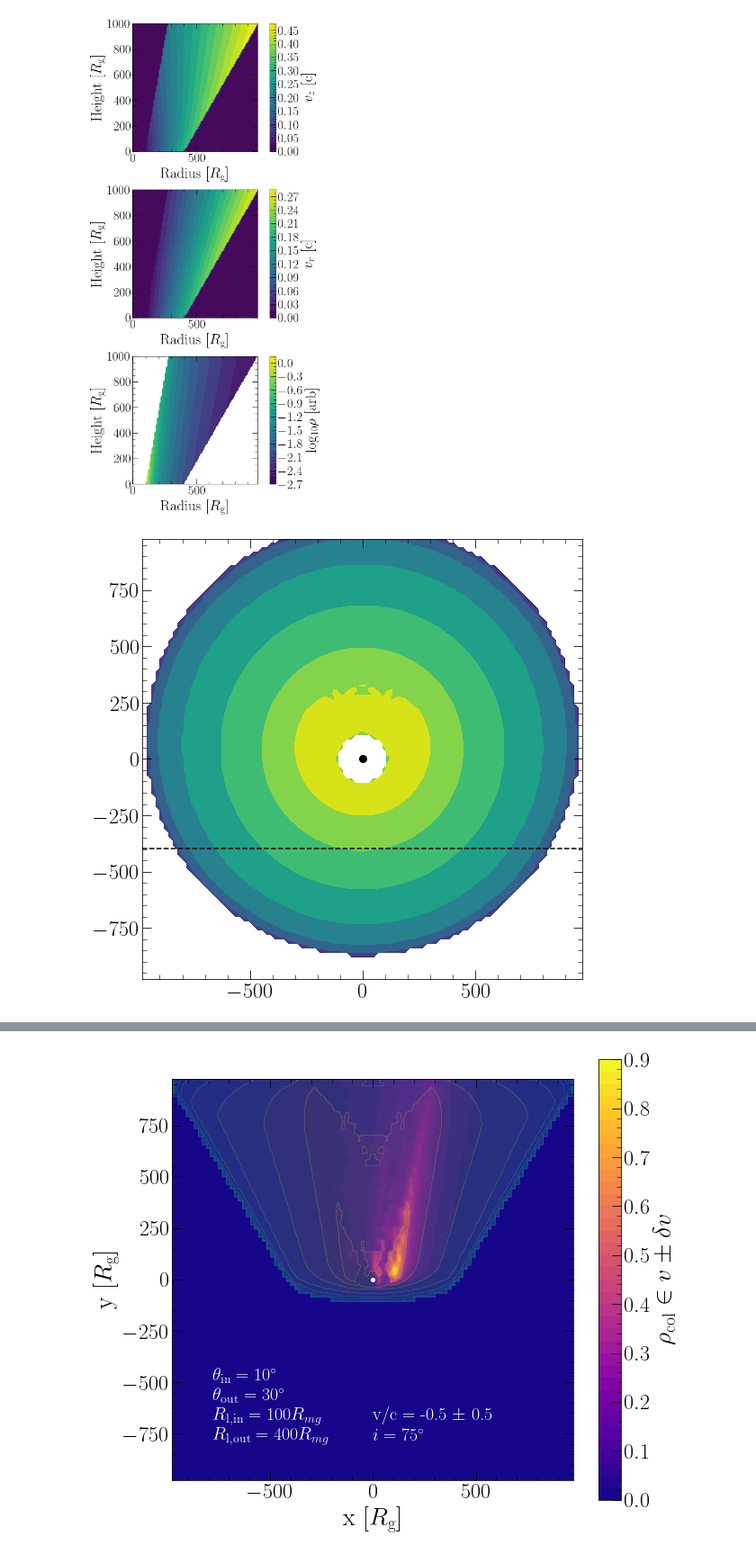
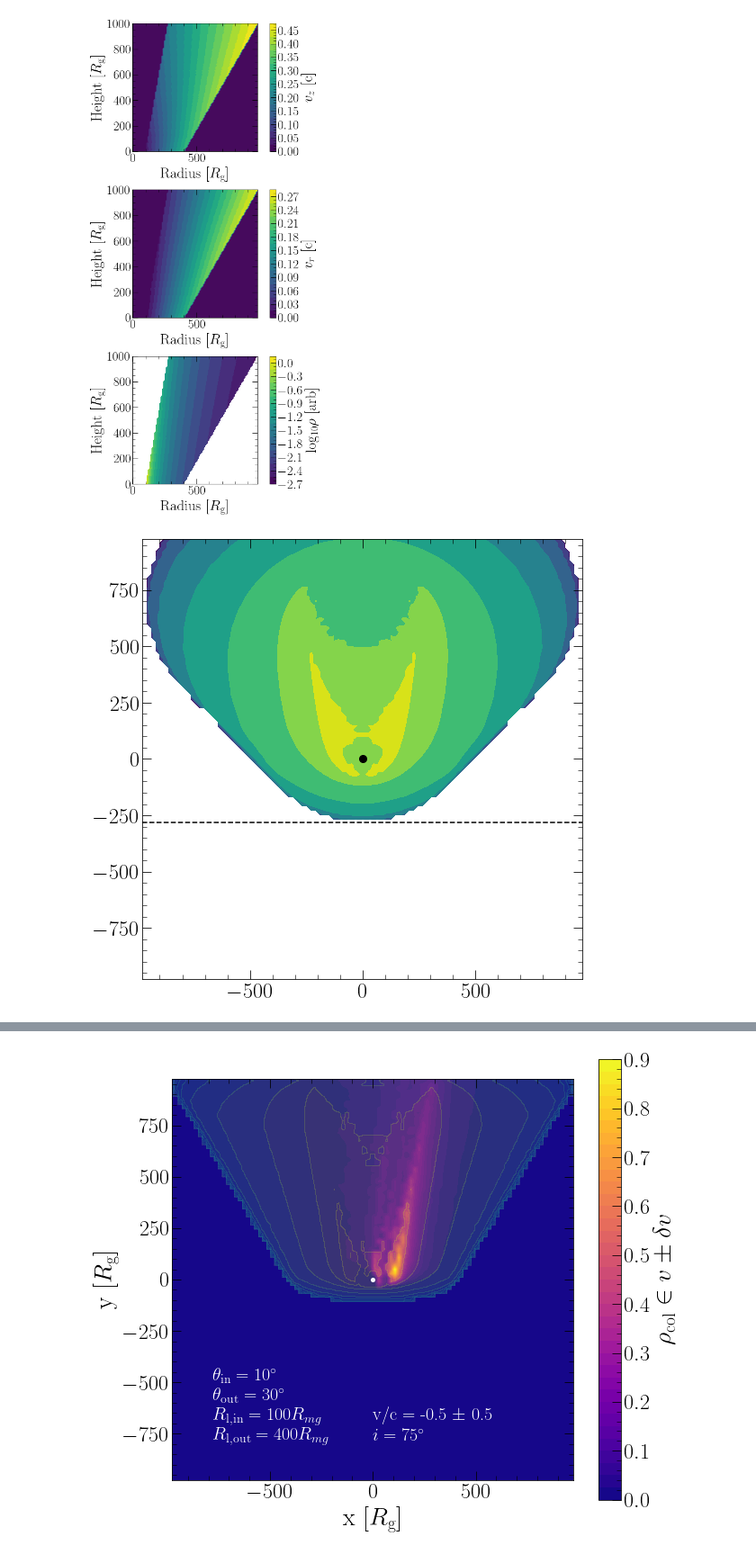
Before and after one commit to Henry-Best-01/Amoeba, a Jupyter notebook: TestingBLR.ipynb, the cells around one changed output, grey strips where cells are left out. Shown at 90% size. Cells and saved outputs as stored; diff of their text form; code cells hidden in the pictures.

```diff
--- a/TestingBLR.ipynb
+++ b/TestingBLR.ipynb
@@ -57,23 +57,23 @@ plt.show()
 # %% [output]
 [figure]
 # %%
-inc_ang = 5
+inc_ang = 45
 projection = testingBLR.Project_BLR_density(inc_ang)
 inc_ang *= np.pi/180
 x_vals = np.linspace(-testingBLR.max_r, testingBLR.max_r, np.size(projection, 0))
 y_vals = np.linspace(-testingBLR.max_r, testingBLR.max_r, np.size(projection, 1))
 
 baseline = (sl_2_rlaunch)*np.cos(inc_ang)
 
 fig, ax = plt.subplots(figsize=(10,9))
 ax.plot([0], [0], 'k.', markersize=16)
 ax.plot([-testingBLR.max_r,testingBLR.max_r], [-baseline,-baseline], 'k--', markersize=1)
     # Once inc_ang > SL2_theta, BLR should be above this line!
 ax.contourf(x_vals, y_vals, np.log10(projection))
 ax.set_aspect(1)
 plt.show()
 # %% [output]
-[figure, old version]
+[figure, new version]
 # %%
 rescaled_projection = rescale(projection, 30)
 x_vals = np.linspace(-testingBLR.max_r, testingBLR.max_r, np.size(rescaled_projection, 0))
```
Also changed, not shown: parts of 10 cells of this notebook, 2 other files.
